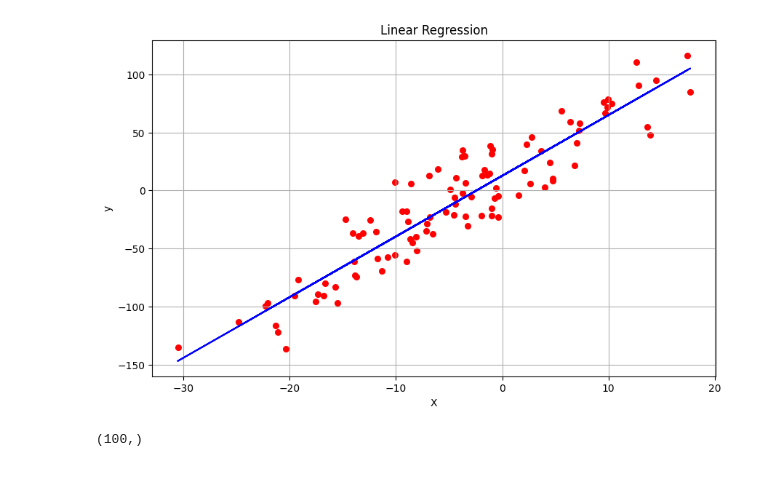
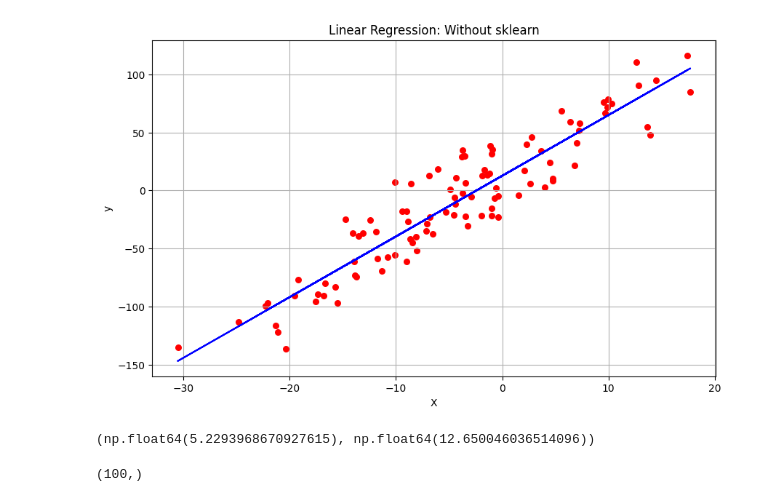
Before and after one commit to nuki789/Analiza-danych-i-uczenie-maszynowe, a Jupyter notebook: lab8/lab8.ipynb, the cells around one changed output. Drawn from its saved outputs; the diff is of its cells as text; code cells hidden in the pictures.

Commit message:
regresja z i bez sklearn

```diff
--- a/lab8/lab8.ipynb
+++ b/lab8/lab8.ipynb
@@ -14,14 +14,14 @@ def regression_coef(X, y):
 
     return a, b
 # %%
-def regresssion_linear_plot(X, y, coefs):
+def regression_linear_plot(X, y, coefs, metoda):
     plt.figure(figsize=(10,6))
     plt.scatter(X, y, color='r', marker='o' , s=30)
 
     y_pred = coefs[0]*X + coefs[1]
     plt.plot(X, y_pred, color='b')
 
-    plt.title('Linear Regression')
+    plt.title(f"Linear Regression: {metoda}")
     plt.xlabel('X')
     plt.ylabel('y')
     plt.grid('on')
@@ -34,6 +34,8 @@ y = 5*X + 10 + 20*np.random.randn(n)
 # %%
 a, b = regression_coef(X, y)
 coefs = (a, b)
-regresssion_linear_plot(X, y, coefs)
+regression_linear_plot(X, y, coefs, "Without sklearn")
+print(regression_coef(X, y))
 # %% [output]
-[figure, old version]
+[figure, new version]
+(np.float64(5.2293968670927615), np.float64(12.650046036514096))
```
Also changed, not shown: parts of 4 cells of this notebook.
